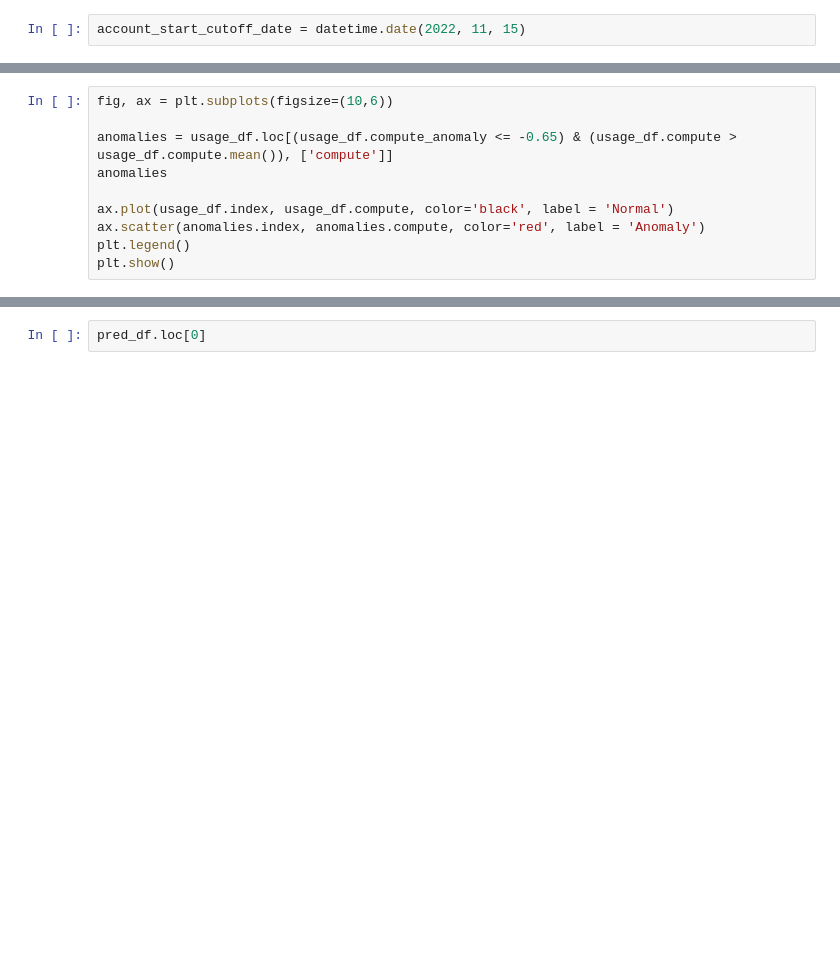
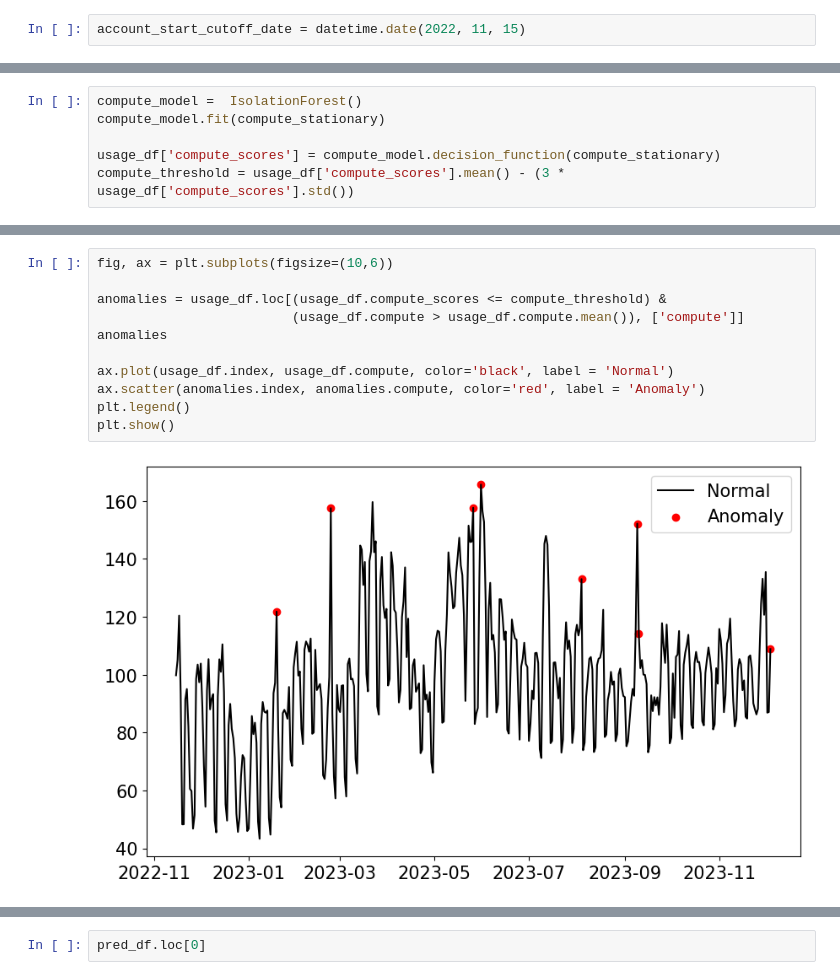
Before and after one commit to astronomer/snowpatrol, a Jupyter notebook: include/snowstorm.ipynb, the cells around one changed output, grey strips where cells are left out. Saved outputs shown, nothing was run; the diff lists cells and outputs as text; blank space fills up the shorter version.

```diff
--- a/include/snowstorm.ipynb
+++ b/include/snowstorm.ipynb
@@ -76,0 +85,6 @@ usage_df['compute_anomaly'] = compute_model.score_samples(compute_scaled)
+# %%
+compute_model =  IsolationForest()
+compute_model.fit(compute_stationary)
+
+usage_df['compute_scores'] = compute_model.decision_function(compute_stationary)
+compute_threshold = usage_df['compute_scores'].mean() - (3 * usage_df['compute_scores'].std())
@@ -77,12 +105,15 @@ usage_df['compute_anomaly'] = compute_model.score_samples(compute_scaled)
 # %%
 fig, ax = plt.subplots(figsize=(10,6))
 
-anomalies = usage_df.loc[(usage_df.compute_anomaly <= -0.65) & (usage_df.compute > usage_df.compute.mean()), ['compute']]
+anomalies = usage_df.loc[(usage_df.compute_scores <= compute_threshold) &
+                         (usage_df.compute > usage_df.compute.mean()), ['compute']]
 anomalies
 
 ax.plot(usage_df.index, usage_df.compute, color='black', label = 'Normal')
 ax.scatter(anomalies.index, anomalies.compute, color='red', label = 'Anomaly')
 plt.legend()
 plt.show()
+# %% [output]
+[figure, added]
 # %%
 storage_stl = seasonal_decompose(usage_df.storage, model='additive')
```
Also changed, not shown: parts of 16 cells of this notebook, 7 other files.
